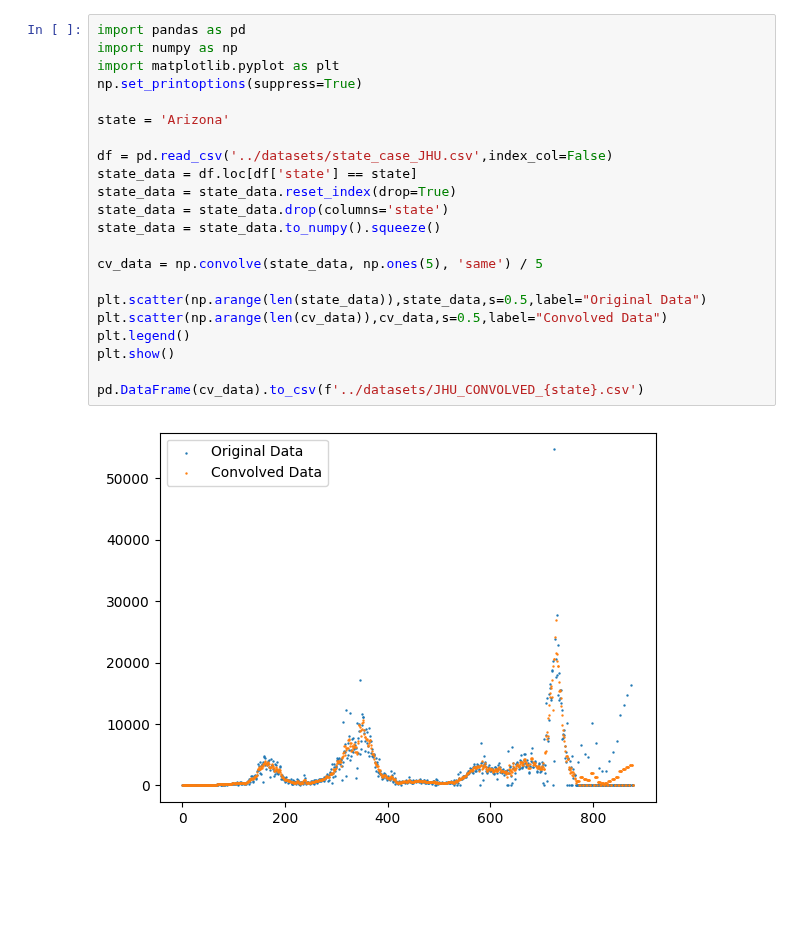
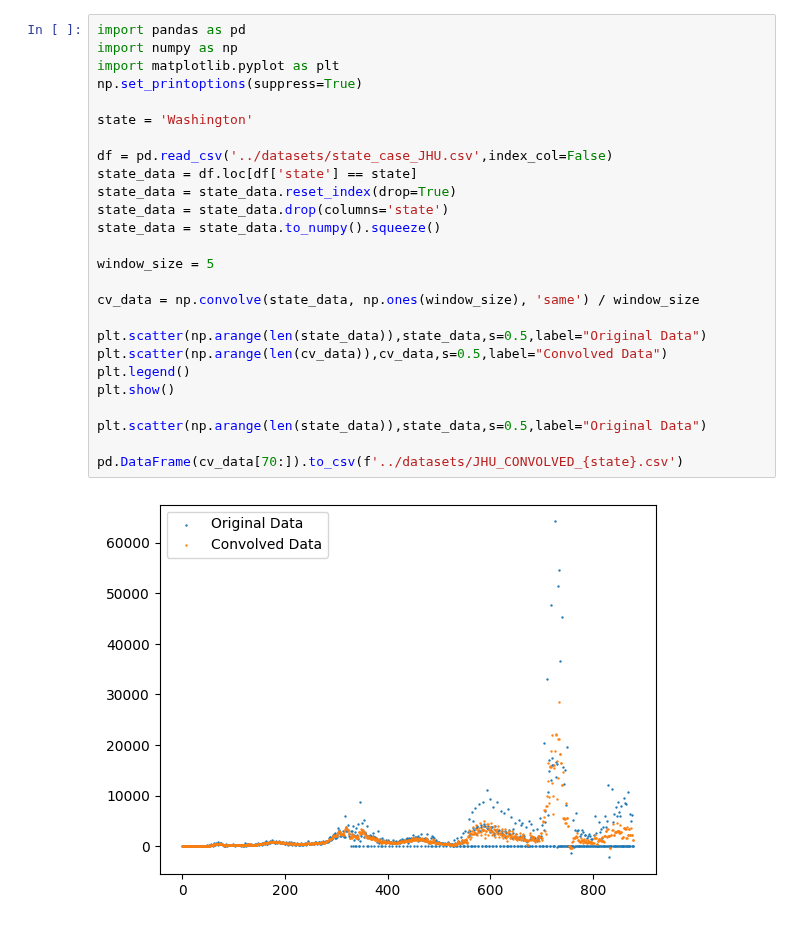
Before and after one commit to atiumcache/PF_forecast, a Jupyter notebook: juptyer notebooks/convolution.ipynb, the cells around one changed output. Saved outputs shown, nothing was run; the diff lists cells and outputs as text; blank space fills up the shorter version.

```diff
--- a/juptyer notebooks/convolution.ipynb
+++ b/juptyer notebooks/convolution.ipynb
@@ -1,24 +1,28 @@
 # %%
 import pandas as pd
 import numpy as np
 import matplotlib.pyplot as plt
 np.set_printoptions(suppress=True)
 
-state = 'Arizona'
+state = 'Washington'
 
 df = pd.read_csv('../datasets/state_case_JHU.csv',index_col=False)
 state_data = df.loc[df['state'] == state]
 state_data = state_data.reset_index(drop=True)
 state_data = state_data.drop(columns='state')
 state_data = state_data.to_numpy().squeeze()
 
-cv_data = np.convolve(state_data, np.ones(5), 'same') / 5
+window_size = 5
+
+cv_data = np.convolve(state_data, np.ones(window_size), 'same') / window_size
 
 plt.scatter(np.arange(len(state_data)),state_data,s=0.5,label="Original Data")
 plt.scatter(np.arange(len(cv_data)),cv_data,s=0.5,label="Convolved Data")
 plt.legend()
 plt.show()
 
-pd.DataFrame(cv_data).to_csv(f'../datasets/JHU_CONVOLVED_{state}.csv')
+plt.scatter(np.arange(len(state_data)),state_data,s=0.5,label="Original Data")
+
+pd.DataFrame(cv_data[70:]).to_csv(f'../datasets/JHU_CONVOLVED_{state}.csv')
 # %% [output]
-[figure, old version]
+[figure, new version]
```
Also changed, not shown: parts of 1 cell of this notebook, 8 other files.
